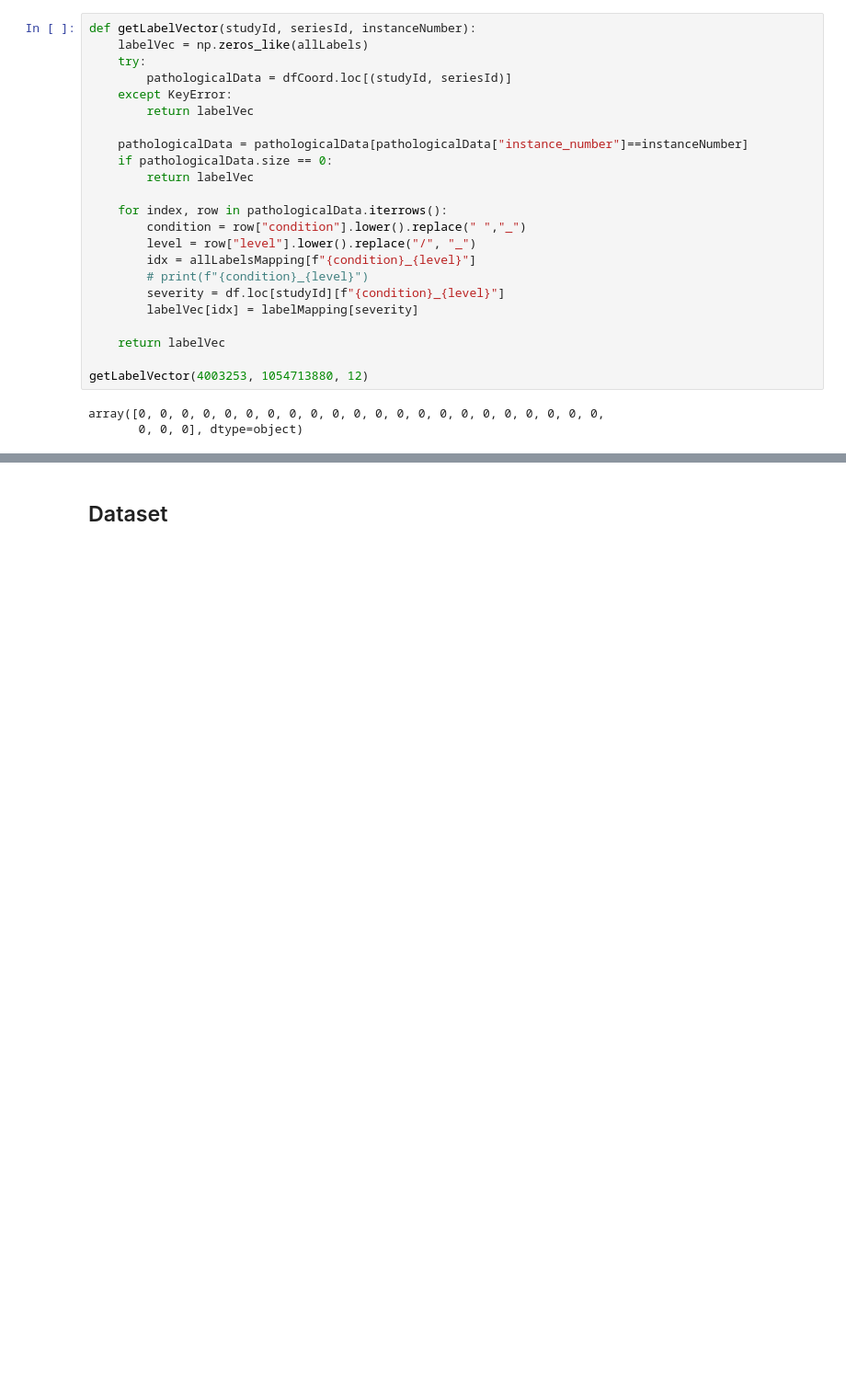
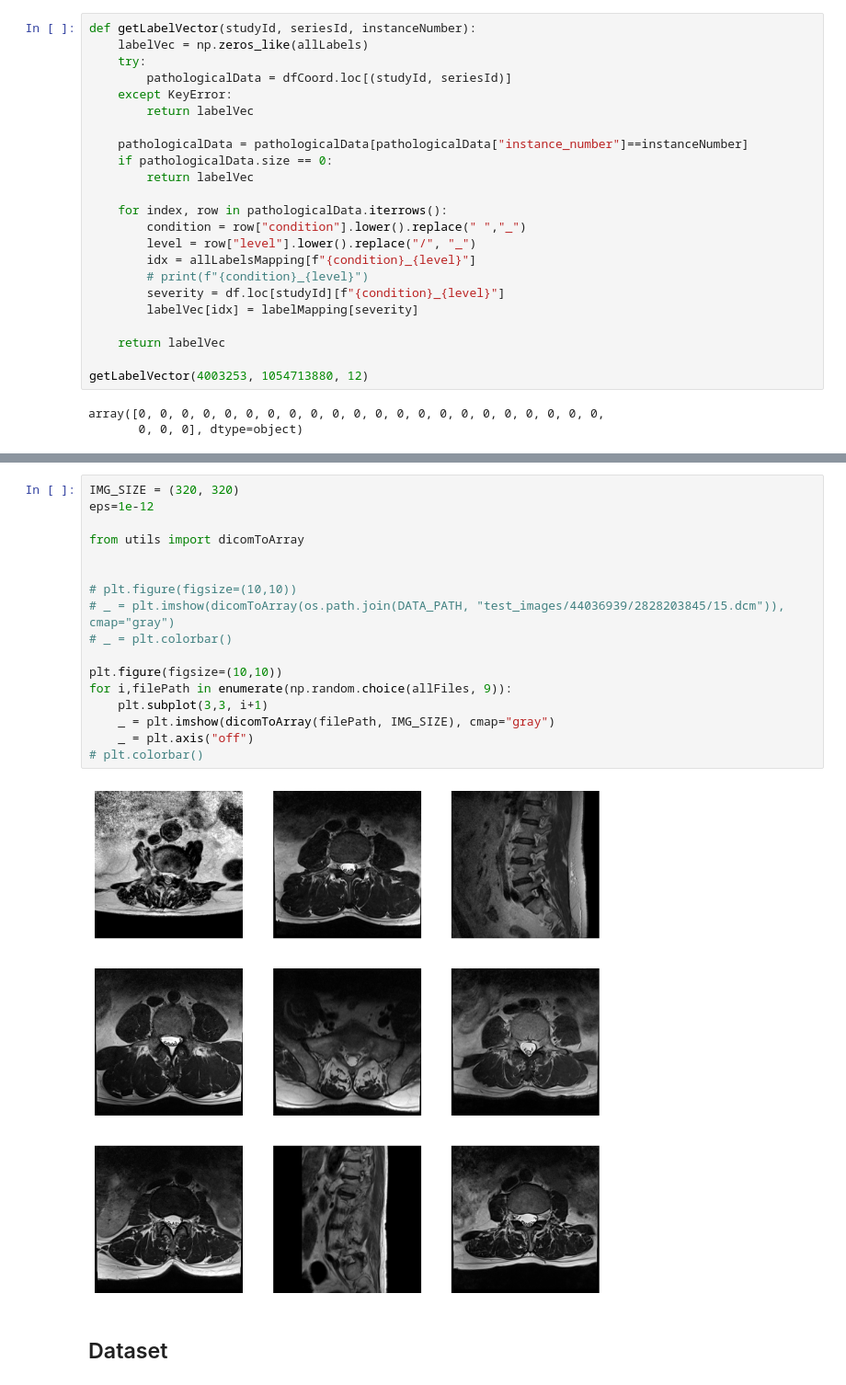
Before and after one commit to m5k5/RSNA2024, a Jupyter notebook: conditionClassifierAll.ipynb, the cells around one changed output, grey strips where cells are left out. Shown at 92% size. Saved outputs shown, nothing was run; the diff lists cells and outputs as text; blank space fills up the shorter version.

```diff
--- a/conditionClassifierAll.ipynb
+++ b/conditionClassifierAll.ipynb
@@ -214,3 +167,22 @@ _ = plt.colorbar()
+# %%
+IMG_SIZE = (320, 320)
+eps=1e-12
+
+from utils import dicomToArray
+
+
+# plt.figure(figsize=(10,10))
+# _ = plt.imshow(dicomToArray(os.path.join(DATA_PATH, "test_images/44036939/2828203845/15.dcm")), cmap="gray")
+# _ = plt.colorbar()
+
+plt.figure(figsize=(10,10))
+for i,filePath in enumerate(np.random.choice(allFiles, 9)):
+    plt.subplot(3,3, i+1)
+    _ = plt.imshow(dicomToArray(filePath, IMG_SIZE), cmap="gray")
+    _ = plt.axis("off")
+# plt.colorbar()
+# %% [output]
+[figure, added]
 # %% [markdown]
 ## Dataset
 # %%
```
Also changed, not shown: parts of 9 cells of this notebook, 2 other files.
